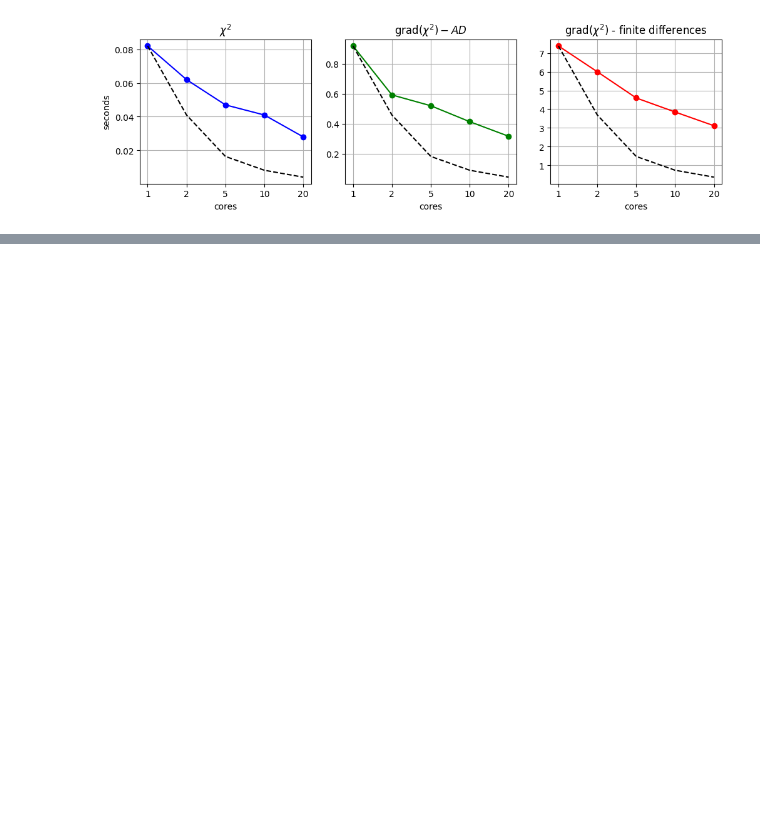
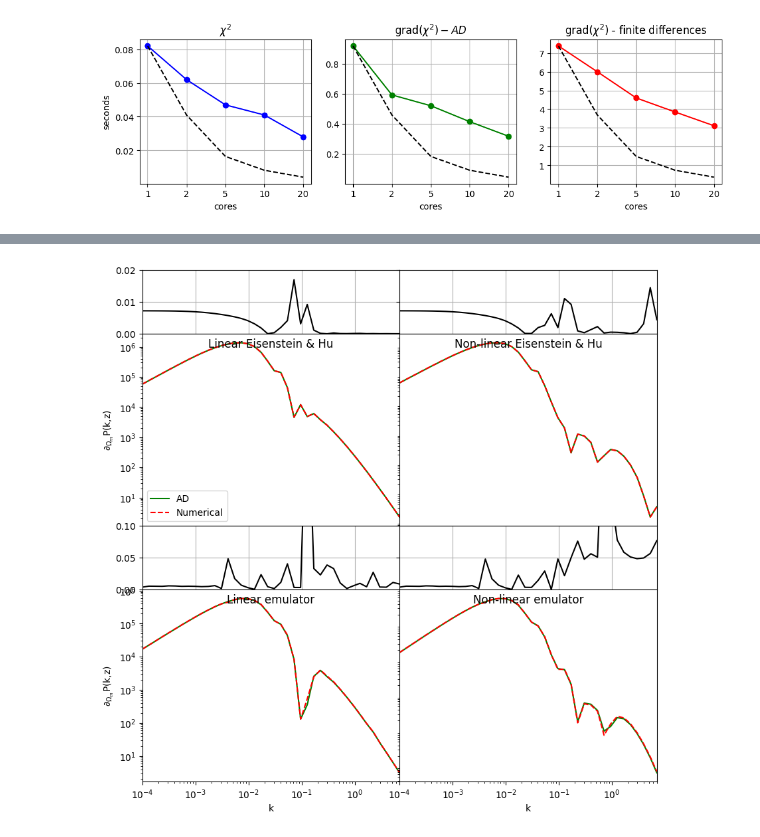
Before and after one commit to damonge/LimberJack.jl, a Jupyter notebook: plotting/plotting_tests.ipynb, the cells around one changed output, grey strips where cells are left out. Drawn from its saved outputs; the diff is of its cells as text; code cells hidden in the pictures; blank space fills up the shorter version.

```diff
--- a/plotting/plotting_tests.ipynb
+++ b/plotting/plotting_tests.ipynb
@@ -1,8 +1,8 @@
 # %%
 import numpy as np
 import matplotlib.pyplot as plt
-ccl_results = np.load("test_results.npz")
-LB_results = np.load("test_output.npz")
+ccl_results = np.load("../test/test_results.npz")
+LB_results = np.load("../test/test_output.npz")
 # %%
 cores = np.array([1, 2, 5, 10, 20])
 evals = np.array([0.082, 0.062, 0.047, 0.041, 0.028])
@@ -112,0 +113,79 @@ plt.savefig("/mnt/c/Users/jaime/Desktop/Growth_with_RSDs/Pk_acc.pdf", bbox_inche
+# %%
+ls = np.load("../emulator/files.npz")["training_karr"]
+fig, axis = plt.subplots(4, 2, figsize=(10,10), gridspec_kw={'height_ratios': [1, 3, 1, 3]})
+fig.subplots_adjust(hspace=0)
+fig.subplots_adjust(wspace=0)
+
+axis[0,0].plot(ls, abs(LB_results["lin_EisHu_autodiff"]/LB_results["lin_EisHu_num"]-1),
+               'k-', label="CCL (classy)")
+axis[0,0].set_ylim(0, 0.02)
+axis[0,0].set_xscale("log")
+axis[0,0].xaxis.set_ticklabels([])
+axis[0,0].grid(True)
+axis[0,0].set_xlim([ls[0], ls[-1]])
+
+axis[1,0].plot(ls, LB_results["lin_EisHu_autodiff"], 'g-', label="AD")
+axis[1,0].plot(ls, LB_results["lin_EisHu_num"], 'r--', label="Numerical")
+axis[1,0].legend(loc=3)
+axis[1,0].set_ylabel(r"$\partial_{\Omega_m}$P(k,z)")
+axis[1,0].xaxis.set_ticklabels([])
+axis[1,0].set_title("Linear Eisenstein & Hu", y=0.9)
+axis[1,0].set_xscale("log")
+axis[1,0].set_yscale("log")
+axis[1,0].set_xlim([ls[0], ls[-1]])
+axis[1,0].xaxis.set_ticklabels([])
+
+axis[0,1].plot(ls, abs(LB_results["nonlin_EisHu_autodiff"]/LB_results["nonlin_EisHu_num"]-1),
+               'k-', label="CCL")
+axis[0,1].set_ylim(0, 0.02)
+axis[0,1].grid(True)
+axis[0,1].set_xscale("log")
+axis[0,1].yaxis.set_ticklabels([])
+axis[0,1].set_xlim([ls[0], ls[-1]])
+
+axis[1,1].plot(ls, LB_results["nonlin_EisHu_autodiff"], 'g-')
+axis[1,1].plot(ls, LB_results["nonlin_EisHu_num"], 'r--')
+axis[1,1].set_title("Non-linear Eisenstein & Hu", y=0.9)
+axis[1,1].set_xscale("log")
+axis[1,1].set_yscale("log")
+axis[1,1].set_yticks([])
+axis[1,1].set_xlim([ls[0], ls[-1]])
+
+axis[2,0].plot(ls, abs(LB_results["lin_emul_autodiff"]/LB_results["lin_emul_num"]-1),
+               'k-', label="CCL")
+axis[2,0].set_ylim(0, 0.1)
+axis[2,0].xaxis.set_ticklabels([])
+axis[2,0].set_xscale("log")
+axis[2,0].grid(True)
+axis[2,0].set_xlim([ls[0], ls[-1]])
+axis[2,0].xaxis.set_ticklabels([])
+
+axis[3,0].plot(ls, LB_results["lin_emul_autodiff"], 'g-')
+axis[3,0].plot(ls, LB_results["lin_emul_num"], 'r--')
+axis[3,0].set_ylabel(r"$\partial_{\Omega_m}$P(k,z)")
+axis[3,0].set_xlabel("k")
+axis[3,0].set_title("Linear emulator", y=0.9)
+axis[3,0].set_xscale("log")
+axis[3,0].set_yscale("log")
+axis[3,0].set_xlim([ls[0], ls[-1]])
+
+axis[2,1].plot(ls, abs(LB_results["nonlin_emul_autodiff"]/LB_results["nonlin_emul_num"]-1),
+               'k-', label="CCL")
+axis[2,1].set_ylim(0, 0.1)
+axis[2,1].grid(True)
+axis[2,1].set_xscale("log")
+axis[2,1].yaxis.set_ticklabels([])
+axis[2,1].set_xlim([ls[0], ls[-1]])
+
+axis[3,1].plot(ls, LB_results["nonlin_emul_autodiff"], 'g-')
+axis[3,1].plot(ls, LB_results["nonlin_emul_num"], 'r--')
+axis[3,1].set_xlabel("k")
+axis[3,1].set_title("Non-linear emulator", y=0.9)
+axis[3,1].set_xscale("log")
+axis[3,1].set_yscale("log")
+axis[3,1].set_yticks([])
+axis[3,1].set_xlim([ls[0], ls[-1]]);
+
+plt.savefig("/mnt/c/Users/jaime/Desktop/Growth_with_RSDs/Pk_acc.pdf", bbox_inches='tight')
+# %% [output]
+[figure, added]
```
Also changed, not shown: parts of 2 cells of this notebook, 1 other file.
